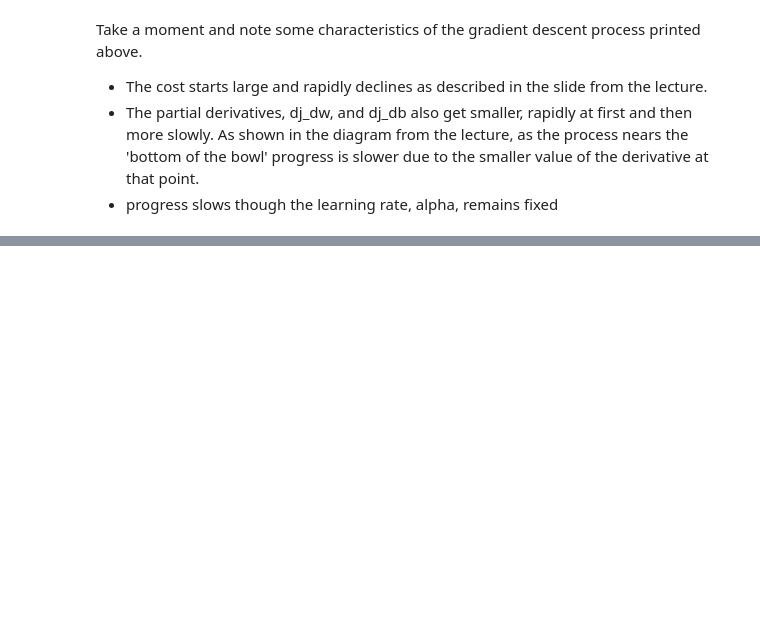
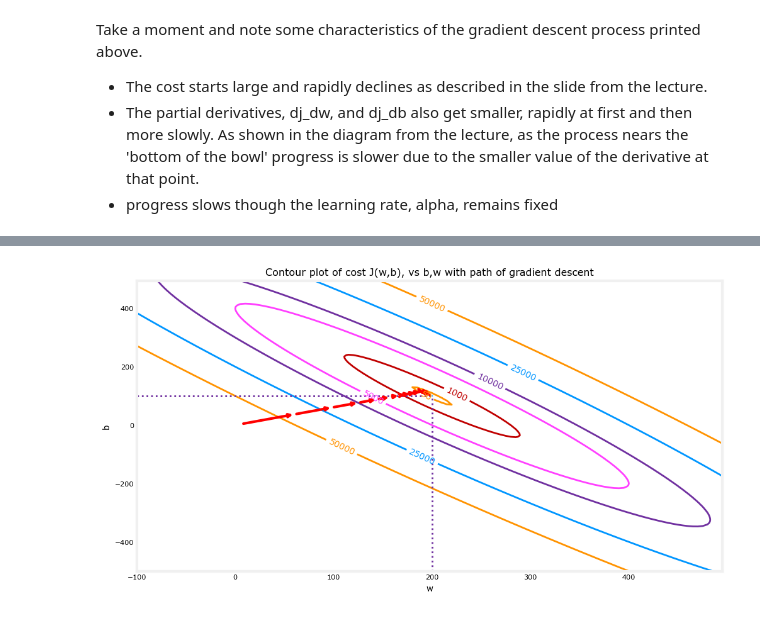
Before and after one commit to BMugo84/Machine-Learning-By-Andrew-Ng, a Jupyter notebook: gradient_descent.ipynb, the cells around one changed output, grey strips where cells are left out. Drawn from its saved outputs; the diff is of its cells as text; code cells hidden in the pictures; blank space fills up the shorter version.

```diff
--- a/gradient_descent.ipynb
+++ b/gradient_descent.ipynb
@@ -244,0 +274,6 @@ Take a moment and note some characteristics of the gradient descent process prin
+# %%
+
+fig, ax = plt.subplots(1,1, figsize=(12, 6))
+plt_contour_wgrad(x_train, y_train, p_hist, ax)
+# %% [output]
+[figure, added]
```
Also changed, not shown: parts of 13 cells of this notebook.
